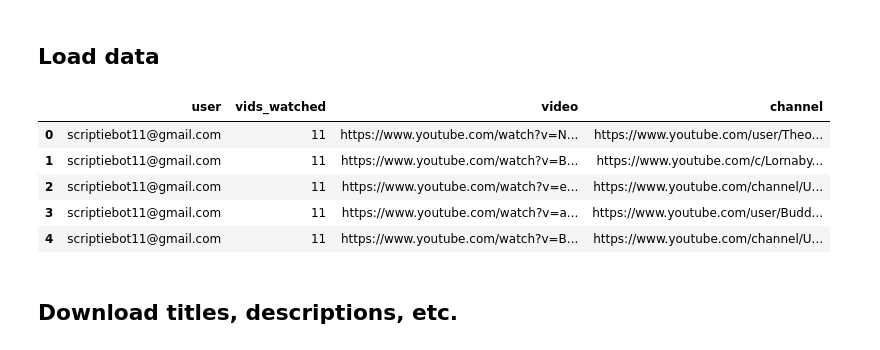
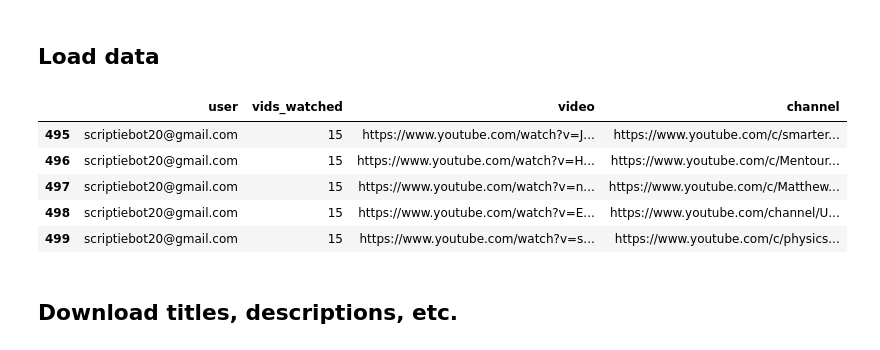
Before and after one commit to Roan-Schellingerhout/YouTube_conspiracy_paper, a Jupyter notebook: Results/Results recommendations.ipynb, the cells around one changed output. Drawn from its saved outputs; the diff is of its cells as text; code cells hidden in the pictures.

```diff
--- a/Results/Results recommendations.ipynb
+++ b/Results/Results recommendations.ipynb
@@ -48,8 +48,8 @@ def update_key(api, key_list):
 # %% [markdown]
 ## Load data
 # %%
-path = r'C:/Users/Roan/Documents/bachelor_scriptie/Results/strat_3' # use your path
-all_files = glob.glob(path + "/*extra.csv")
+path = r'C:/Users/Roan/Documents/bachelor_scriptie/Results/strat_4' # use your path
+all_files = glob.glob(path + "/rec*.csv")
 
 li = []
 
@@ -59,14 +59,14 @@ for filename in all_files:
 
 frame = pd.concat(li, axis=0, ignore_index=True)
 # %%
-frame.head()
+frame.tail()
 # %% [output]
 |  | user | vids_watched | video | channel |
-| 0 | scriptiebot11@gmail.com | 11 | https://www.youtube.com/watch?v=N... | https://www.youtube.com/user/Theo... |
-| 1 | scriptiebot11@gmail.com | 11 | https://www.youtube.com/watch?v=B... | https://www.youtube.com/c/Lornaby... |
-| 2 | scriptiebot11@gmail.com | 11 | https://www.youtube.com/watch?v=e... | https://www.youtube.com/channel/U... |
-| 3 | scriptiebot11@gmail.com | 11 | https://www.youtube.com/watch?v=a... | https://www.youtube.com/user/Budd... |
-| 4 | scriptiebot11@gmail.com | 11 | https://www.youtube.com/watch?v=B... | https://www.youtube.com/channel/U... |
+| 495 | scriptiebot20@gmail.com | 15 | https://www.youtube.com/watch?v=J... | https://www.youtube.com/c/smarter... |
+| 496 | scriptiebot20@gmail.com | 15 | https://www.youtube.com/watch?v=H... | https://www.youtube.com/c/Mentour... |
+| 497 | scriptiebot20@gmail.com | 15 | https://www.youtube.com/watch?v=n... | https://www.youtube.com/c/Matthew... |
+| 498 | scriptiebot20@gmail.com | 15 | https://www.youtube.com/watch?v=E... | https://www.youtube.com/channel/U... |
+| 499 | scriptiebot20@gmail.com | 15 | https://www.youtube.com/watch?v=s... | https://www.youtube.com/c/physics... |
 # %%
 watched_ids = frame["video"].apply(lambda x: x.split("v=")[1])
 # %%
```
Also changed, not shown: parts of 5 cells of this notebook, 4 other files.
